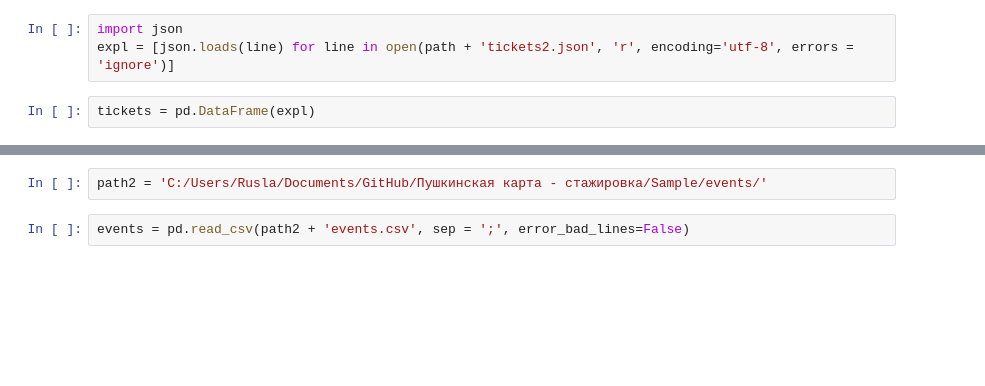
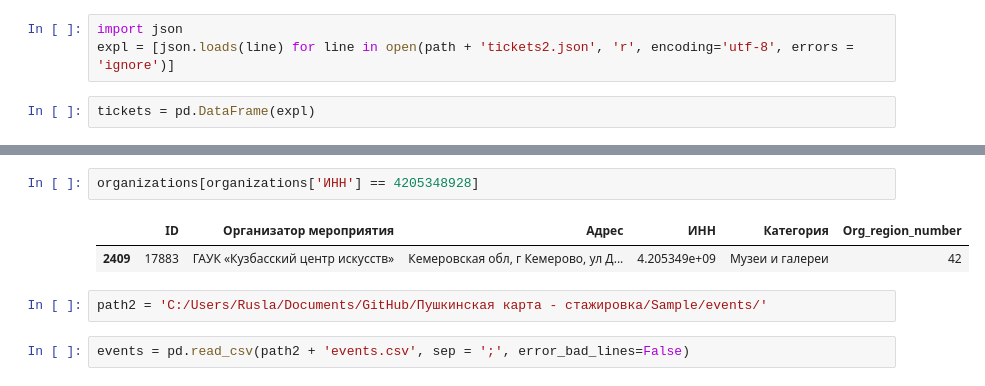
Before and after one commit to crazy-historian/pushkin_card_recommender_system, a Jupyter notebook: Download2.ipynb, the cells around one changed output, grey strips where cells are left out. Saved outputs shown, nothing was run; the diff lists cells and outputs as text; blank space fills up the shorter version.

```diff
--- a/Download2.ipynb
+++ b/Download2.ipynb
@@ -31,3 +126,8 @@ tickets.visitor_first_name.nunique()
+# %%
+organizations[organizations['ИНН'] == 4205348928]
+# %% [output]
+|  | ID | Организатор мероприятия | Адрес | ИНН | Категория | Org_region_number |
+| 2409 | 17883 | ГАУК «Кузбасский центр искусств» | Кемеровская обл, г Кемерово, ул Д... | 4.205349e+09 | Музеи и галереи | 42 |
 # %%
 path2 = 'C:/Users/Rusla/Documents/GitHub/Пушкинская карта - стажировка/Sample/events/'
 # %%
```
Also changed, not shown: parts of 37 cells of this notebook, 1 other file.
